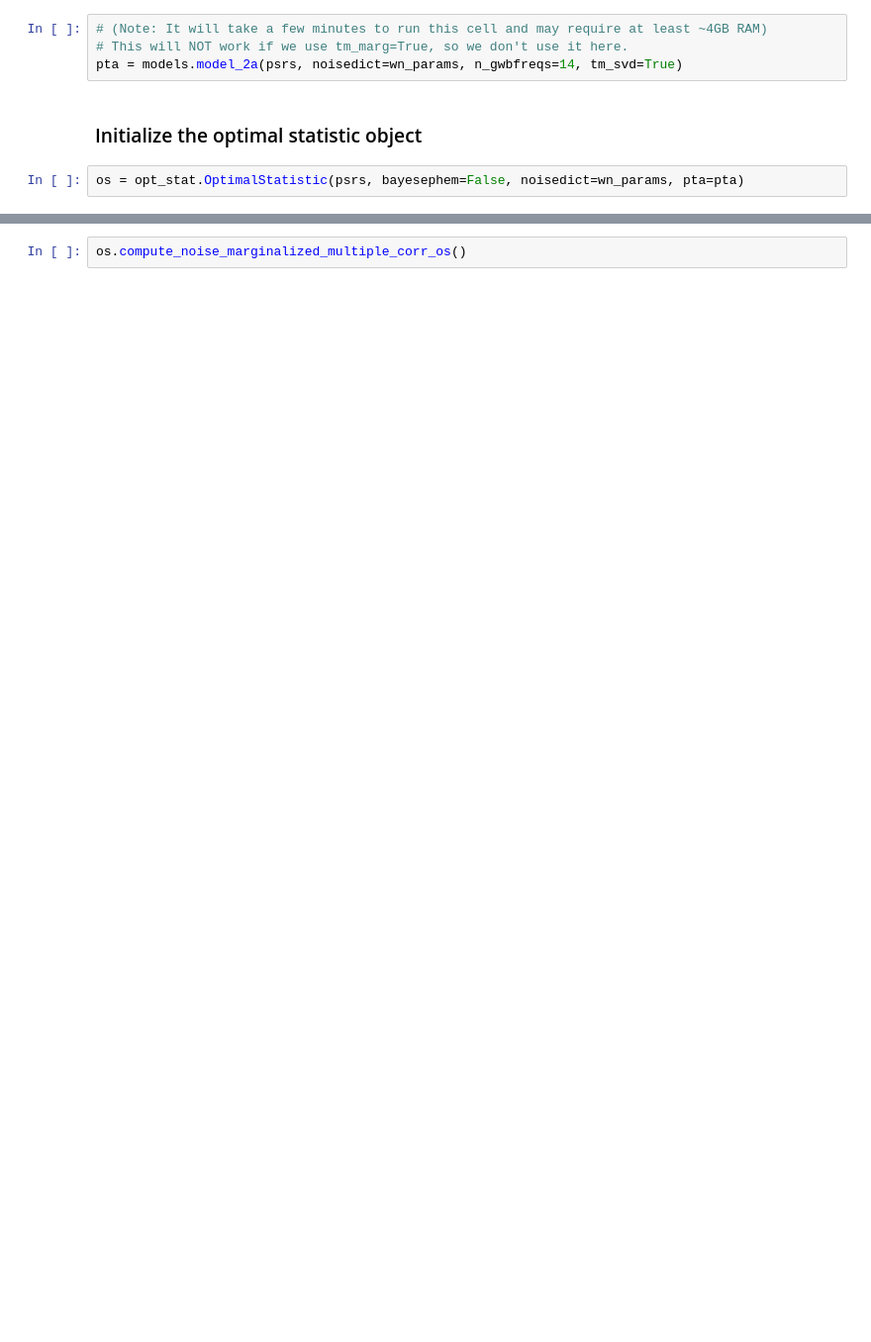
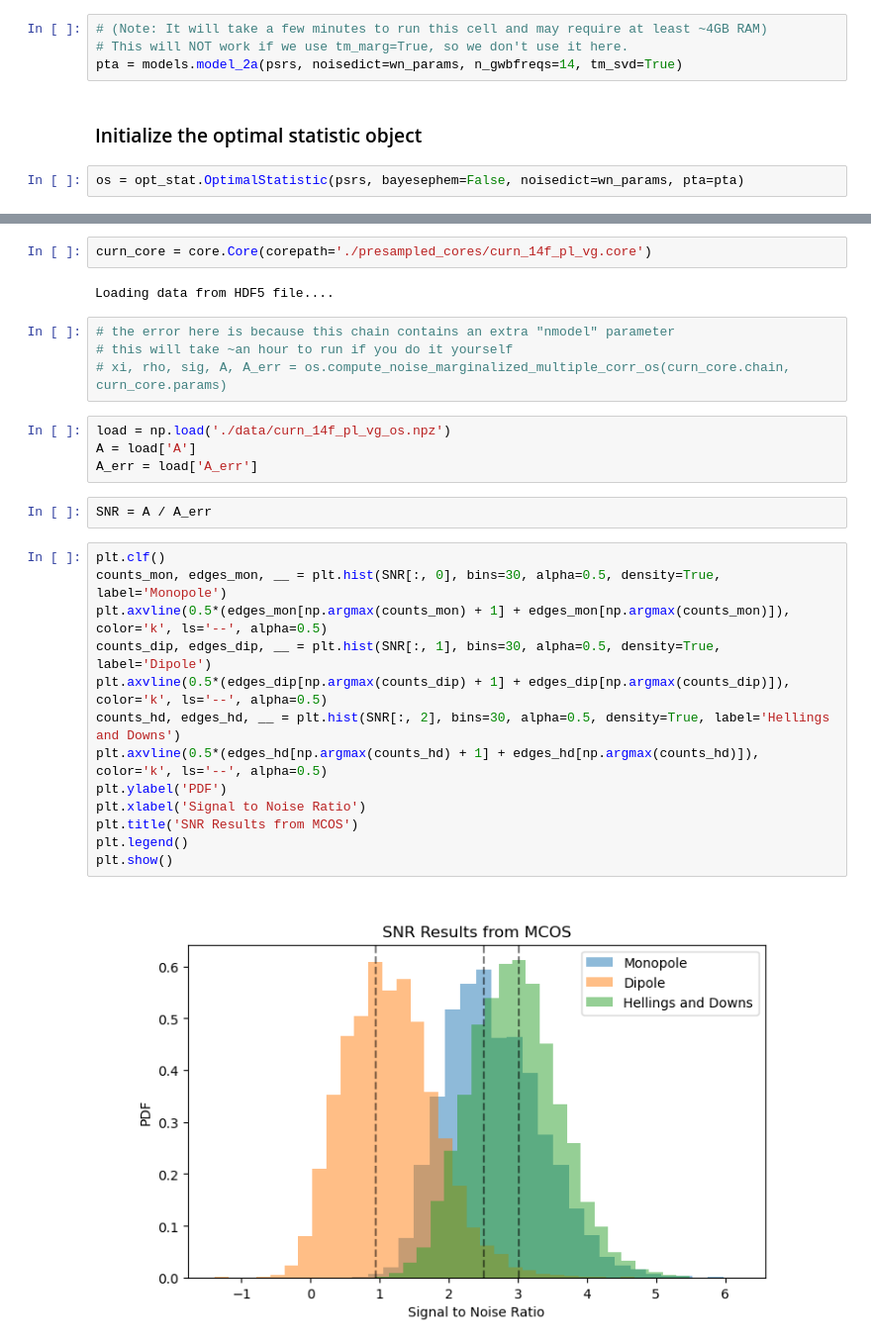
Before and after one commit to nanograv/15yr_stochastic_analysis, a Jupyter notebook: tutorials/optimal_stat.ipynb, the cells around one changed output, grey strips where cells are left out. Shown at 99% size. Cells and saved outputs as stored; diff of their text form; blank space fills up the shorter version.

```diff
--- a/tutorials/optimal_stat.ipynb
+++ b/tutorials/optimal_stat.ipynb
@@ -79,2 +78,29 @@ os = opt_stat.OptimalStatistic(psrs, bayesephem=False, noisedict=wn_params, pta=
-# %%
-os.compute_noise_marginalized_multiple_corr_os()
+# %%
+curn_core = core.Core(corepath='./presampled_cores/curn_14f_pl_vg.core')
+# %% [output]
+Loading data from HDF5 file....
+# %%
+# the error here is because this chain contains an extra "nmodel" parameter
+# this will take ~an hour to run if you do it yourself
+# xi, rho, sig, A, A_err = os.compute_noise_marginalized_multiple_corr_os(curn_core.chain, curn_core.params)
+# %%
+load = np.load('./data/curn_14f_pl_vg_os.npz')
+A = load['A']
+A_err = load['A_err']
+# %%
+SNR = A / A_err
+# %%
+plt.clf()
+counts_mon, edges_mon, __ = plt.hist(SNR[:, 0], bins=30, alpha=0.5, density=True, label='Monopole')
+plt.axvline(0.5*(edges_mon[np.argmax(counts_mon) + 1] + edges_mon[np.argmax(counts_mon)]), color='k', ls='--', alpha=0.5)
+counts_dip, edges_dip, __ = plt.hist(SNR[:, 1], bins=30, alpha=0.5, density=True, label='Dipole')
+plt.axvline(0.5*(edges_dip[np.argmax(counts_dip) + 1] + edges_dip[np.argmax(counts_dip)]), color='k', ls='--', alpha=0.5)
+counts_hd, edges_hd, __ = plt.hist(SNR[:, 2], bins=30, alpha=0.5, density=True, label='Hellings and Downs')
+plt.axvline(0.5*(edges_hd[np.argmax(counts_hd) + 1] + edges_hd[np.argmax(counts_hd)]), color='k', ls='--', alpha=0.5)
+plt.ylabel('PDF')
+plt.xlabel('Signal to Noise Ratio')
+plt.title('SNR Results from MCOS')
+plt.legend()
+plt.show()
+# %% [output]
+[figure, added]
```
Also changed, not shown: parts of 3 cells of this notebook, 2 other files.
